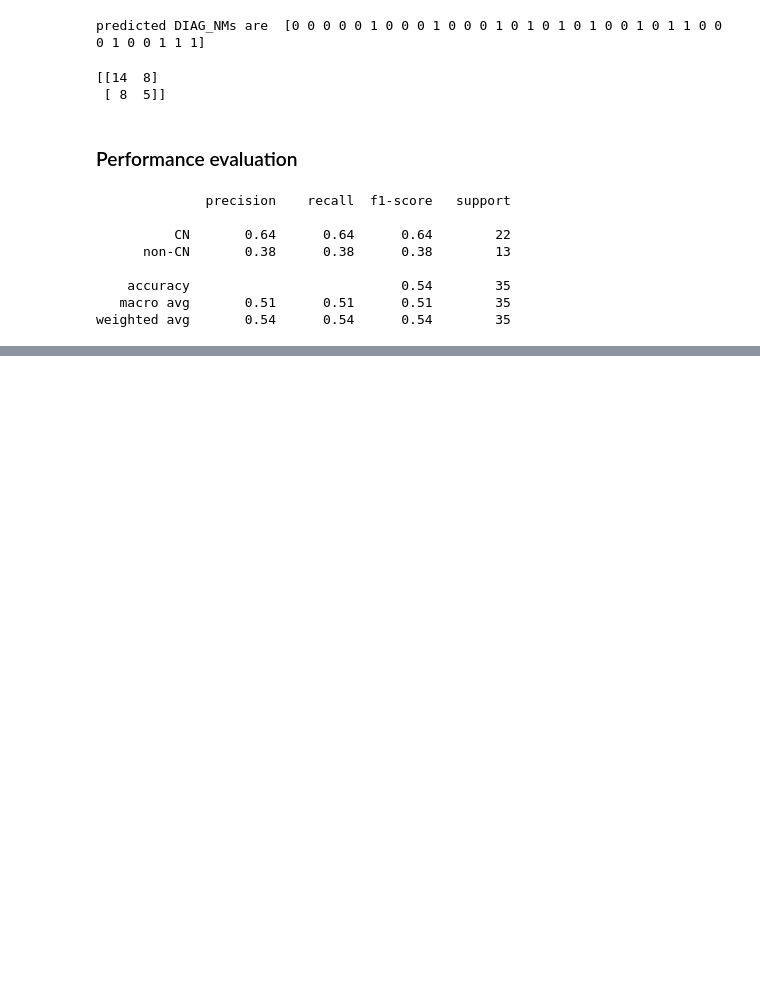
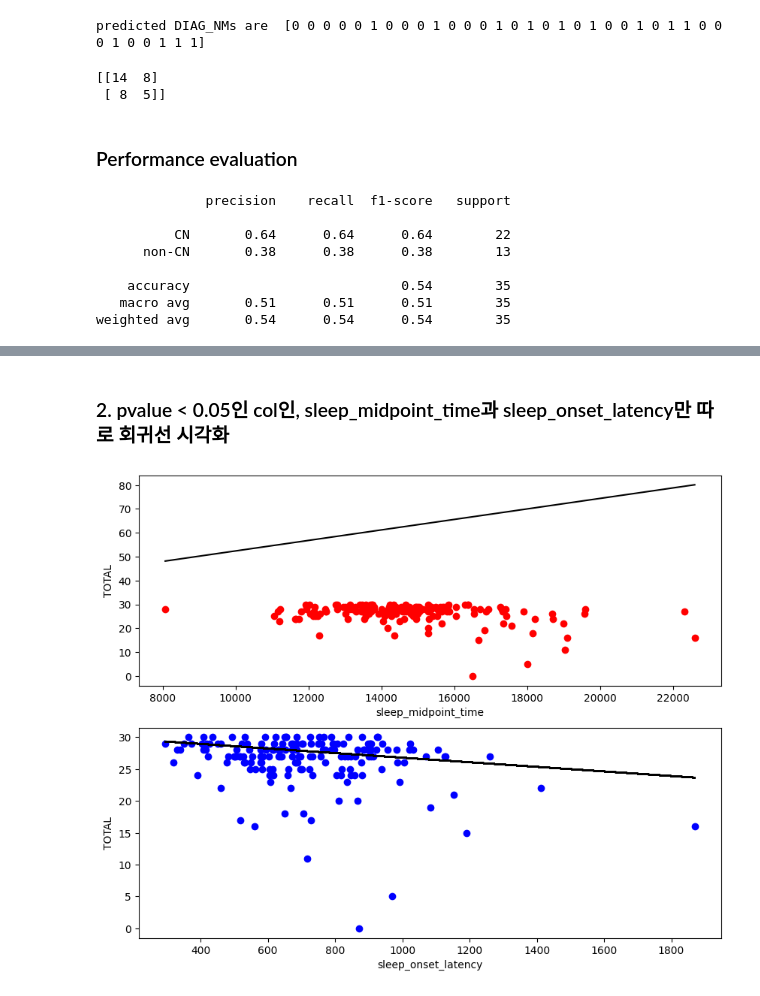
Before and after one commit to raewoo0908/INE2018, a Jupyter notebook: project.ipynb, the cells around one changed output, grey strips where cells are left out. Drawn from its saved outputs; the diff is of its cells as text; code cells hidden in the pictures; blank space fills up the shorter version.

```diff
--- a/project.ipynb
+++ b/project.ipynb
@@ -336,0 +409,6 @@ weighted avg       0.54      0.54      0.54        35
+# %%
+x = sleep_data
+y = df['TOTAL']
+
+new_df = pd.concat([x, y], axis=1)
+data_cleaned = new_df.dropna(axis = 0, how = 'any', inplace = False)
@@ -336,0 +474,31 @@ weighted avg       0.54      0.54      0.54        35
+# %% [markdown]
+### 2. pvalue < 0.05인 col인, sleep_midpoint_time과 sleep_onset_latency만 따로 회귀선 시각화
+# %%
+x1 = np.linspace(data_cleaned['sleep_midpoint_time'].min(), data_cleaned['sleep_midpoint_time'].max(), 100, endpoint=True)
+x2 = np.linspace(data_cleaned['sleep_onset_latency'].min(), data_cleaned['sleep_onset_latency'].max(), 100, endpoint=True)
+
+X1, X2 = np.meshgrid(x1, x2)
+
+Y1 = 30.3816 + 0.0022 * X1
+Y2 = 30.3816 + (-0.0036) * X2
+
+fig = plt.figure(figsize=(10,8))
+
+# 첫 번째 서브플롯 (RAD와 TAX 관계)
+ax1 = fig.add_subplot(211)
+ax1.scatter(data_cleaned['sleep_midpoint_time'], data_cleaned['TOTAL'], color='red')  # 데이터 산점도
+ax1.plot(x1, Y1[0, :], color='black')  # 회귀선 (X1에 대한 Y1 값을 그리도록 수정)
+
+# 두 번째 서브플롯 (TRACT와 TAX 관계)
+ax2 = fig.add_subplot(212)
+ax2.scatter(data_clean['sleep_onset_latency'], data_clean['TOTAL'], color='blue')  # 데이터 산점도
+ax2.plot(x2, Y2, color='black')  # 회귀선 (X2에 대한 Y2 값을 그리도록 수정)
+
+ax1.set_xlabel('sleep_midpoint_time')
+ax1.set_ylabel('TOTAL')
+ax2.set_xlabel('sleep_onset_latency')
+ax2.set_ylabel('TOTAL')
+
+plt.show()
+# %% [output]
+[figure, added]
```
Also changed, not shown: parts of 31 cells of this notebook.
